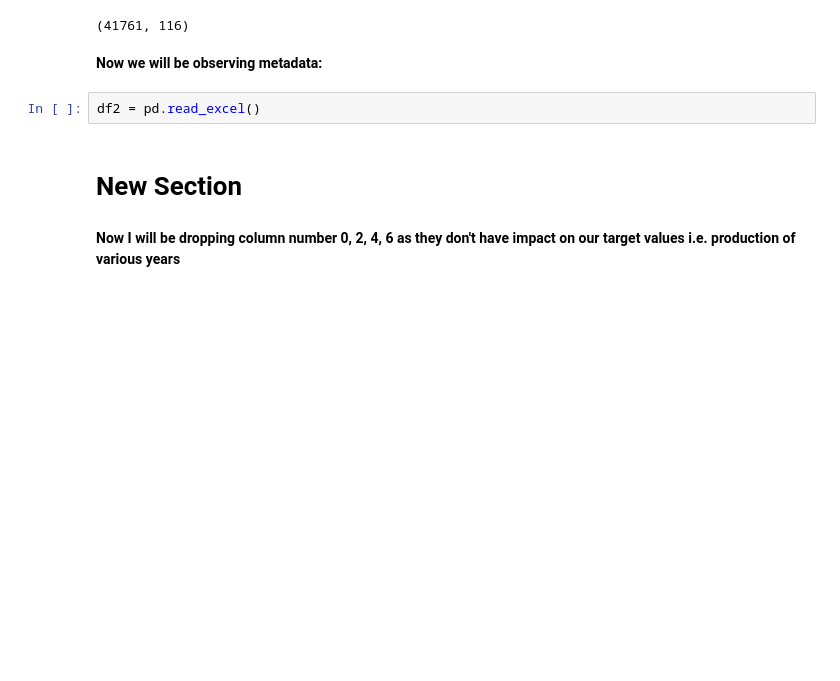
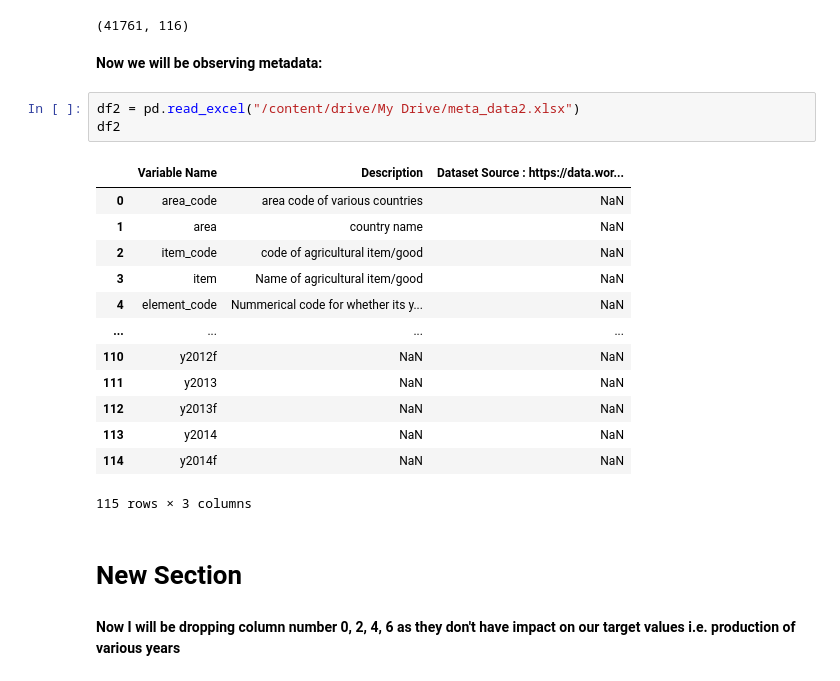
Before and after one commit to eshaanrathi2/soil-analysis, a Jupyter notebook: eda.ipynb, the cells around one changed output. Cells and saved outputs as stored; diff of their text form; blank space fills up the shorter version.

```diff
--- a/eda.ipynb
+++ b/eda.ipynb
@@ -50,7 +50,22 @@ df.shape
 # %% [markdown]
 **Now we will be observing metadata:**
 # %%
-df2 = pd.read_excel()
+df2 = pd.read_excel("/content/drive/My Drive/meta_data2.xlsx")
+df2
+# %% [output]
+|  | Variable Name | Description | Dataset Source : https://data.wor... |
+| 0 | area_code | area code of various countries | NaN |
+| 1 | area | country name | NaN |
+| 2 | item_code | code of agricultural item/good | NaN |
+| 3 | item | Name of agricultural item/good | NaN |
+| 4 | element_code | Nummerical code for whether its y... | NaN |
+| ... | ... | ... | ... |
+| 110 | y2012f | NaN | NaN |
+| 111 | y2013 | NaN | NaN |
+| 112 | y2013f | NaN | NaN |
+| 113 | y2014 | NaN | NaN |
+| 114 | y2014f | NaN | NaN |
+115 rows × 3 columns
 # %% [markdown]
 # New Section
 # %% [markdown]
```
Also changed, not shown: parts of 1 cell of this notebook.
